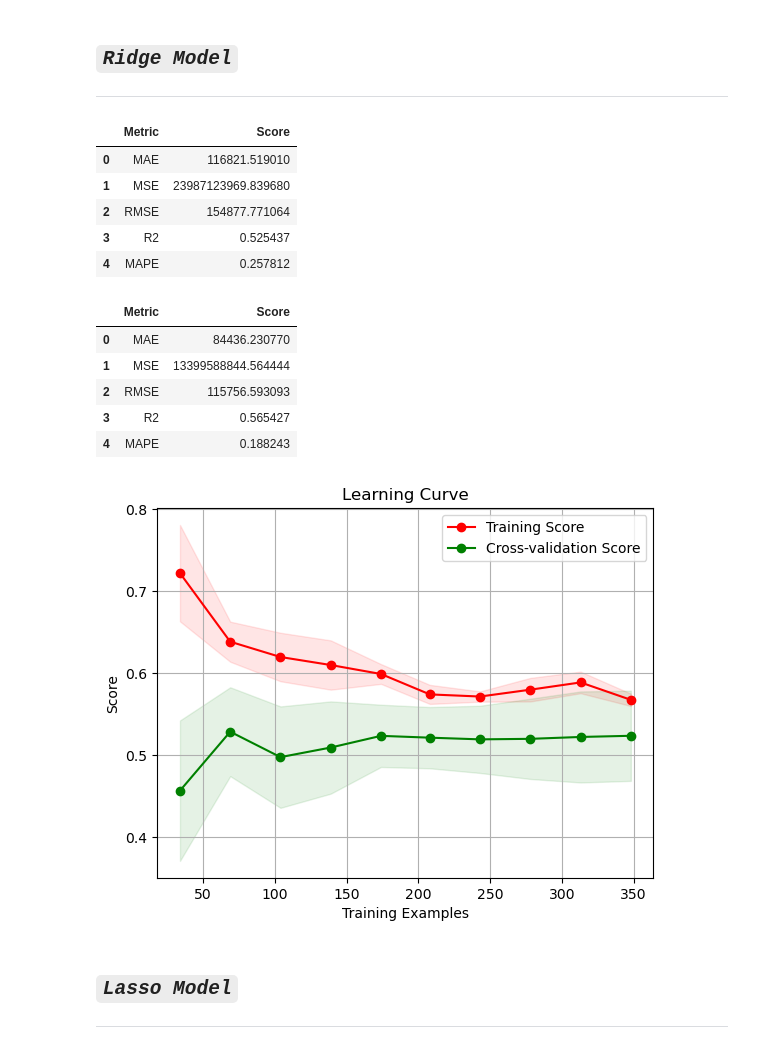
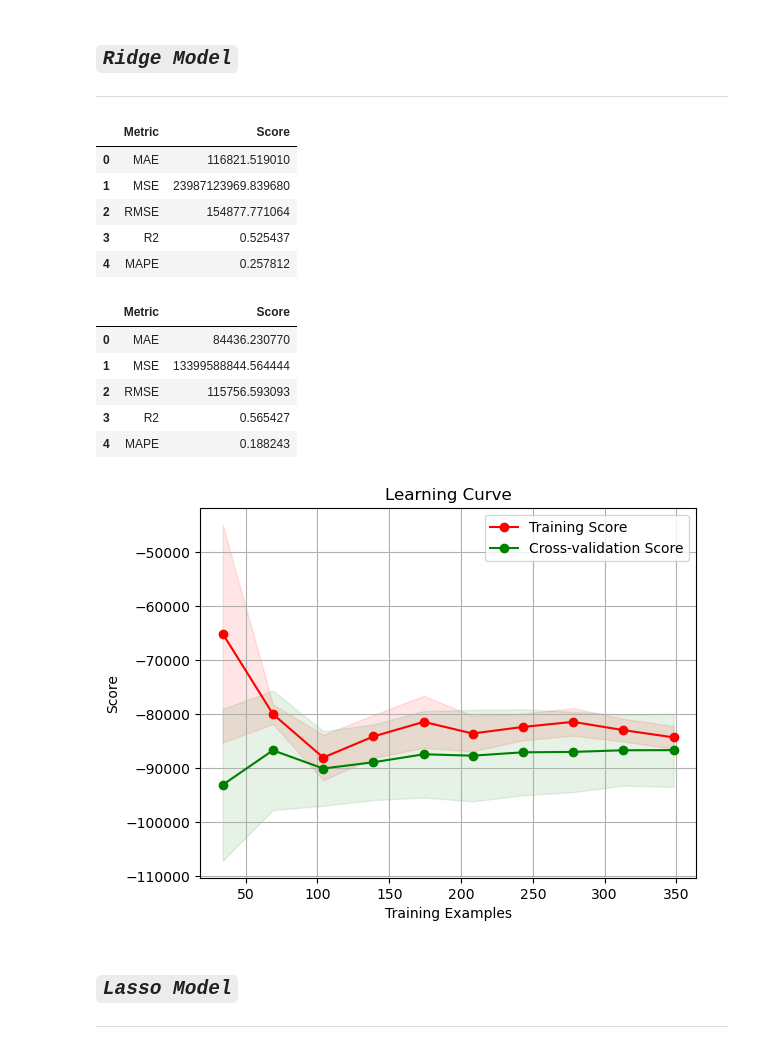
Before and after one commit to ahmakhoo/AIML-CA1, a Jupyter notebook: AIML/CA1/CA1 code part 2.ipynb, the cells around one changed output. Saved outputs shown, nothing was run; the diff lists cells and outputs as text; code cells hidden in the pictures.

```diff
--- a/AIML/CA1/CA1 code part 2.ipynb
+++ b/AIML/CA1/CA1 code part 2.ipynb
@@ -879,7 +904,7 @@ model1.fit(X_train_scaled_df, y_train_scaled_df)
 # score = get_scores3(model1, X_train_scaled_df,y_train_scaled_df,X_test_scaled_df,y_test_scaled_df)
 scores,scores2 = get_scores4(model1, X_train_scaled_df,y_train_scaled_df,X_test_scaled_df,y_test_scaled_df)
 
-plot_learning_curve(model1, X_train_scaled_df, y_train_scaled_df,cv=5, train_sizes=np.linspace(0.1, 1.0, 10), scoring = 'r2')
+plot_learning_curve(model1, X_train_scaled_df, y_train_scaled_df,cv=5, train_sizes=np.linspace(0.1, 1.0, 10), scoring = 'neg_mean_absolute_error')
 
 display(scores)
 display(scores2)
@@ -904,30 +929,30 @@ display(scores2)
 # %%
 model2 = Ridge()
 
 model2.fit(X_train_scaled_df, y_train_scaled_df)
 
 # scores = get_scores3(model2, X_train_scaled_df, y_train_scaled_df)
 # scores2 = get_scores3(model2, X_test_scaled_df, y_test_scaled_df)
 scores, scores2 = get_scores4(model2, X_train_scaled_df,y_train_scaled_df,X_test_scaled_df,y_test_scaled_df)
 
 
-plot_learning_curve(model2, X_train_scaled_df, y_train_scaled_df,cv=5, train_sizes=np.linspace(0.1, 1.0, 10), scoring = 'r2')
+plot_learning_curve(model2, X_train_scaled_df, y_train_scaled_df,cv=5, train_sizes=np.linspace(0.1, 1.0, 10), scoring = 'neg_mean_absolute_error')
 display(scores)
 display(scores2)
 # %% [output]
 |  | Metric | Score |
 | 0 | MAE | 116821.519010 |
 | 1 | MSE | 23987123969.839680 |
 | 2 | RMSE | 154877.771064 |
 | 3 | R2 | 0.525437 |
 | 4 | MAPE | 0.257812 |
 |  | Metric | Score |
 | 0 | MAE | 84436.230770 |
 | 1 | MSE | 13399588844.564444 |
 | 2 | RMSE | 115756.593093 |
 | 3 | R2 | 0.565427 |
 | 4 | MAPE | 0.188243 |
-[figure, old version]
+[figure, new version]
 # %% [markdown]
 ***<h2>`Lasso Model`</h2>***
 
```
Also changed, not shown: parts of 37 cells of this notebook, 34 other files.
